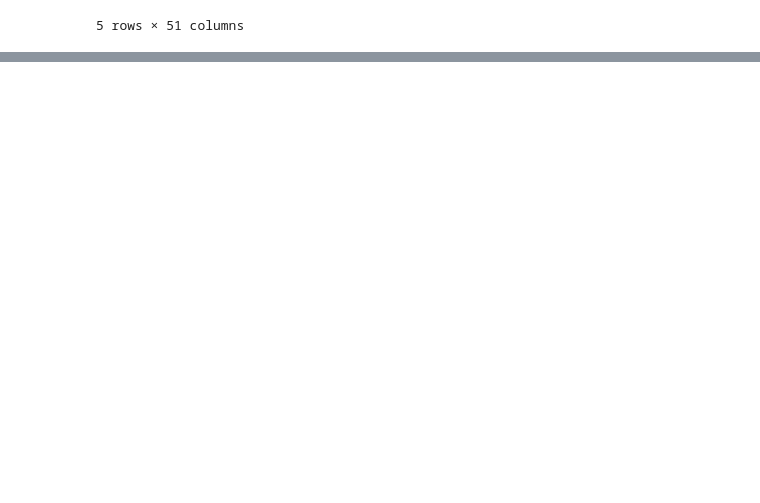
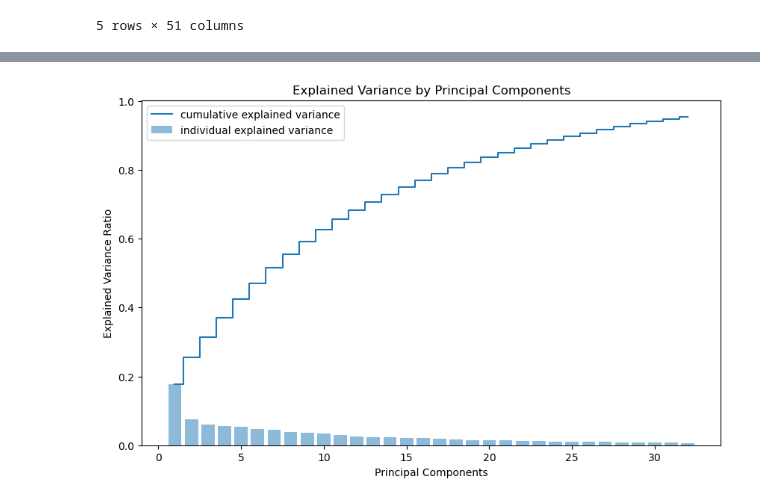
Before and after one commit to Jiarui-Chen/physical-activity-clustering, a Jupyter notebook: preprocess/preprocess.ipynb, the cells around one changed output, grey strips where cells are left out. Cells and saved outputs as stored; diff of their text form; code cells hidden in the pictures; blank space fills up the shorter version.

```diff
--- a/preprocess/preprocess.ipynb
+++ b/preprocess/preprocess.ipynb
@@ -96,0 +124,5 @@ raw_scaled.head(5)
+# %%
+# Find a specific number of components that explain at least 95% of the variance
+pca = PCA(n_components=0.95) # Adjust if needed
+principal_components = pca.fit_transform(raw_scaled)
+pca_df = pd.DataFrame(data=principal_components, columns=[f'PC{i+1}' for i in range(principal_components.shape[1])])
@@ -96,0 +145,8 @@ raw_scaled.head(5)
+# %%
+# Explained variance ratio of each component
+explained_variance_ratio = pca.explained_variance_ratio_
+print(f'Explained variance ratio of each component: {explained_variance_ratio}')
+
+# Cumulative explained variance
+cumulative_explained_variance = np.cumsum(explained_variance_ratio)
+print(f'Cumulative explained variance: {cumulative_explained_variance}')
@@ -96,0 +166,12 @@ raw_scaled.head(5)
+# %%
+# Plot explained variance ratio
+plt.figure(figsize=(10, 6))
+plt.bar(range(1, len(explained_variance_ratio) + 1), explained_variance_ratio, alpha=0.5, align='center', label='individual explained variance')
+plt.step(range(1, len(cumulative_explained_variance) + 1), cumulative_explained_variance, where='mid', label='cumulative explained variance')
+plt.xlabel('Principal Components')
+plt.ylabel('Explained Variance Ratio')
+plt.title('Explained Variance by Principal Components')
+plt.legend(loc='best')
+plt.show()
+# %% [output]
+[figure, added]
```
Also changed, not shown: parts of 8 cells of this notebook.
